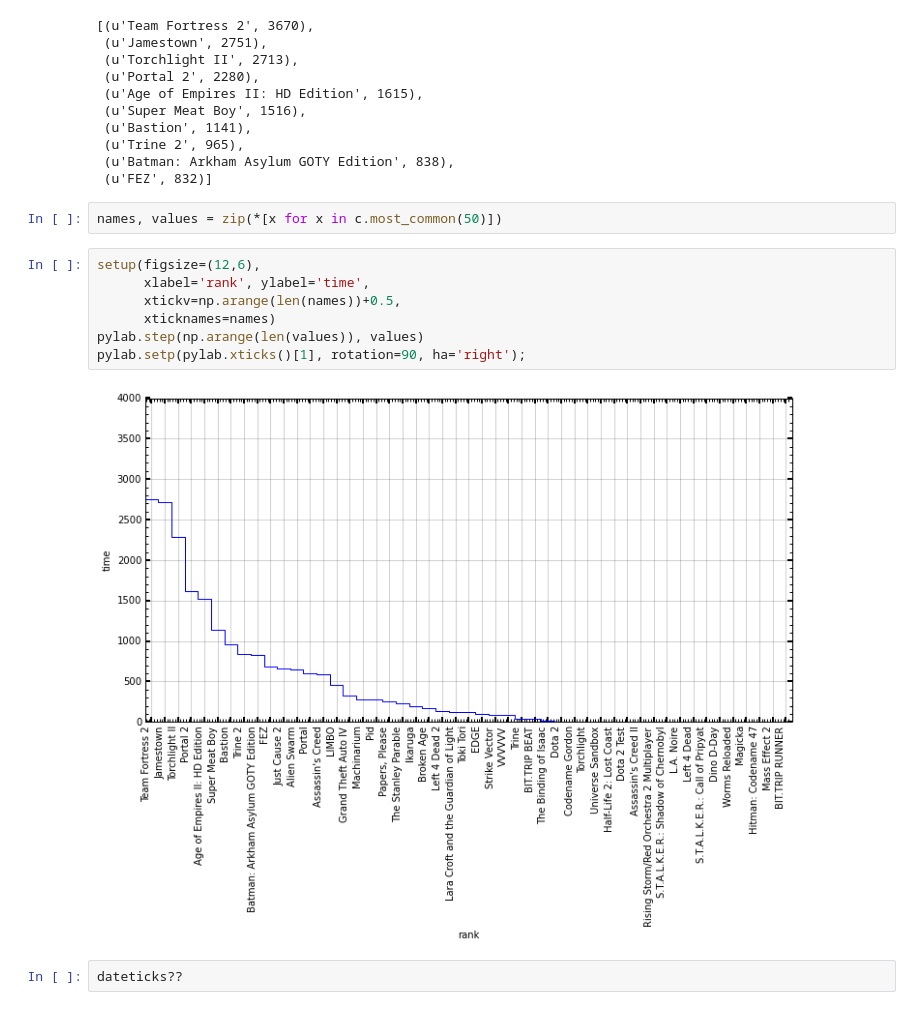
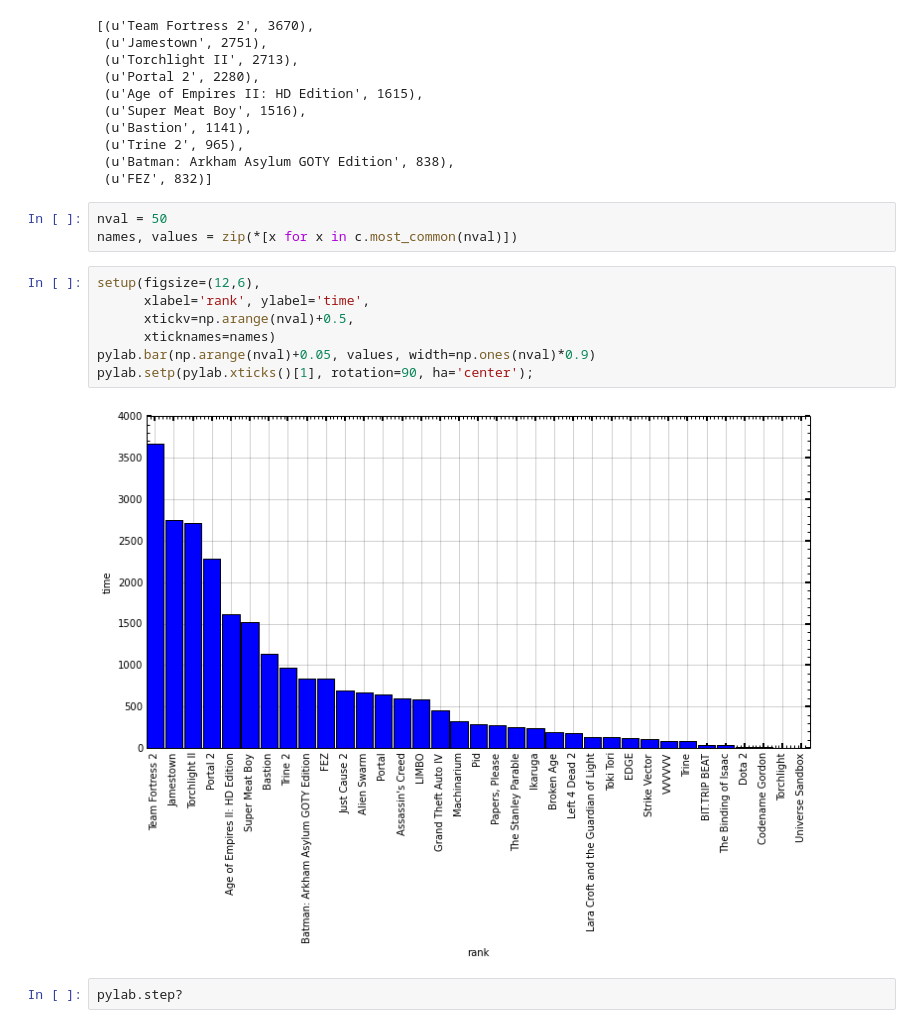
Before and after one commit to ajmendez/vapor, a Jupyter notebook: notebook/backup.ipynb, the cells around one changed output. Saved outputs shown, nothing was run; the diff lists cells and outputs as text.

```diff
--- a/notebook/backup.ipynb
+++ b/notebook/backup.ipynb
@@ -35,15 +35,16 @@ c.most_common(10)
  (u'Batman: Arkham Asylum GOTY Edition', 838),
  (u'FEZ', 832)]
 # %%
-names, values = zip(*[x for x in c.most_common(50)])
+nval = 50
+names, values = zip(*[x for x in c.most_common(nval)])
 # %%
 setup(figsize=(12,6),
       xlabel='rank', ylabel='time',
-      xtickv=np.arange(len(names))+0.5,
+      xtickv=np.arange(nval)+0.5,
       xticknames=names)
-pylab.step(np.arange(len(values)), values)
-pylab.setp(pylab.xticks()[1], rotation=90, ha='right');
+pylab.bar(np.arange(nval)+0.05, values, width=np.ones(nval)*0.9)
+pylab.setp(pylab.xticks()[1], rotation=90, ha='center');
 # %% [output]
-[figure, old version]
+[figure, new version]
-# %%
-dateticks??
+# %%
+pylab.step?
```
